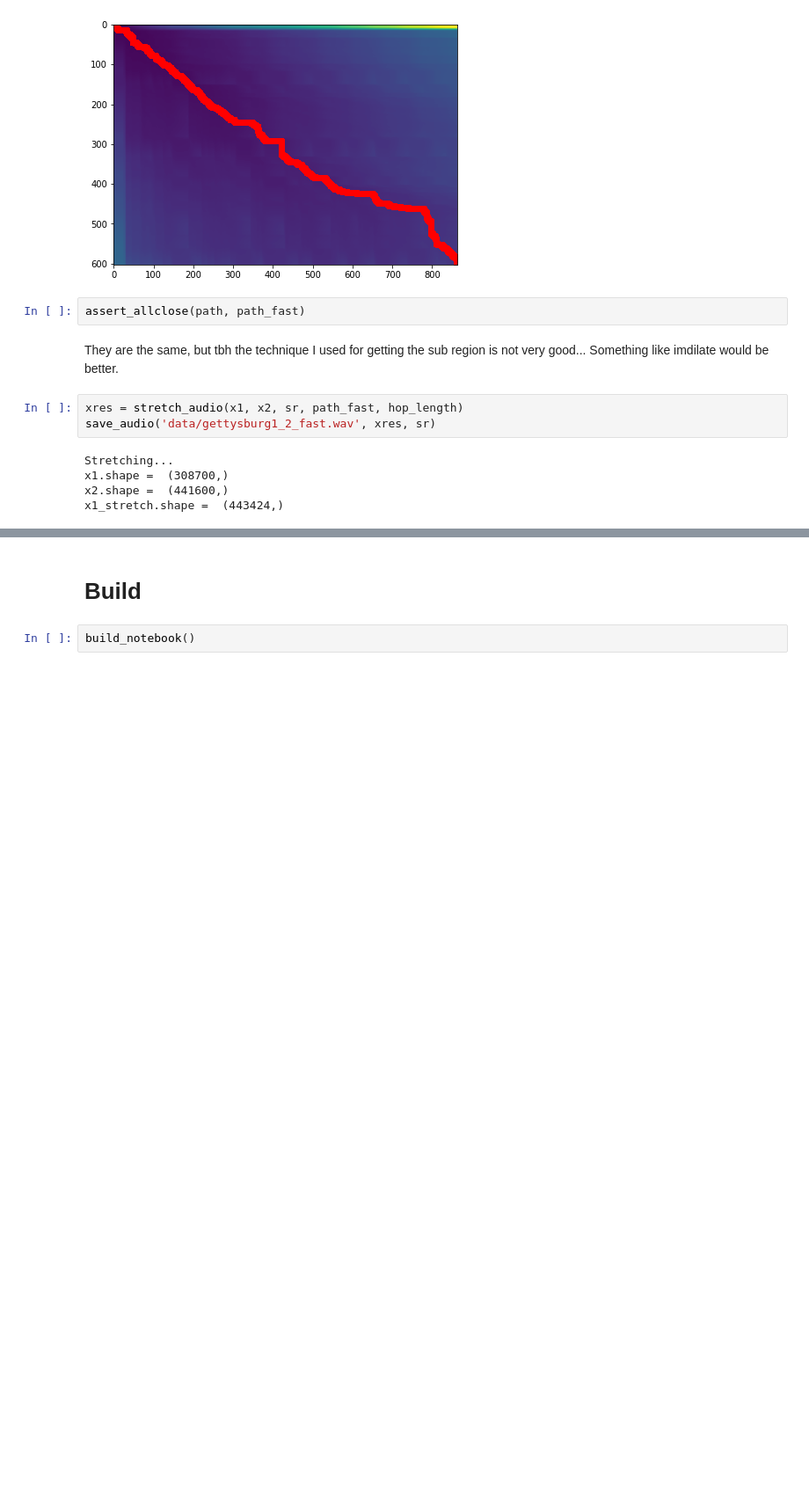
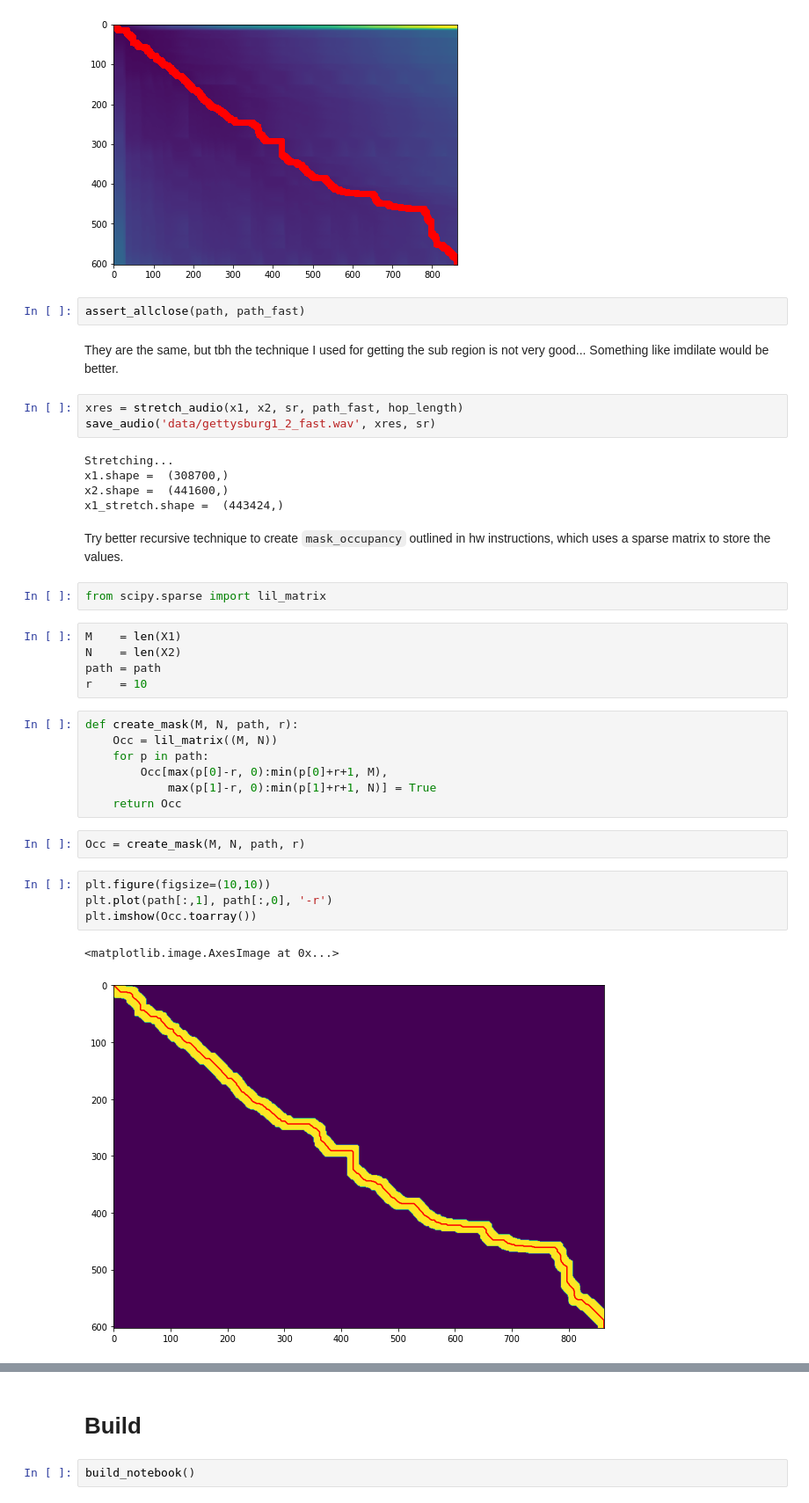
Before and after one commit to justinblaber/cs371, a Jupyter notebook: hw3.ipynb, the cells around one changed output, grey strips where cells are left out. Shown: that part at 88% size. Drawn from its saved outputs; the diff is of its cells as text; blank space fills up the shorter version.

```diff
--- a/hw3.ipynb
+++ b/hw3.ipynb
@@ -653,3 +653,28 @@ Stretching...
 x1.shape =  (308700,)
 x2.shape =  (441600,)
 x1_stretch.shape =  (443424,)
+# %% [markdown]
+Try better recursive technique to create `mask_occupancy` outlined in hw instructions, which uses a sparse matrix to store the values.
+# %%
+from scipy.sparse import lil_matrix
+# %%
+M    = len(X1)
+N    = len(X2)
+path = path
+r    = 10
+# %%
+def create_mask(M, N, path, r):
+    Occ = lil_matrix((M, N))
+    for p in path:
+        Occ[max(p[0]-r, 0):min(p[0]+r+1, M),
+            max(p[1]-r, 0):min(p[1]+r+1, N)] = True
+    return Occ
+# %%
+Occ = create_mask(M, N, path, r)
+# %%
+plt.figure(figsize=(10,10))
+plt.plot(path[:,1], path[:,0], '-r')
+plt.imshow(Occ.toarray())
+# %% [output]
+<matplotlib.image.AxesImage at 0x...>
+[figure, added]
```
Also changed, not shown: parts of 11 cells of this notebook, 7 other files.
